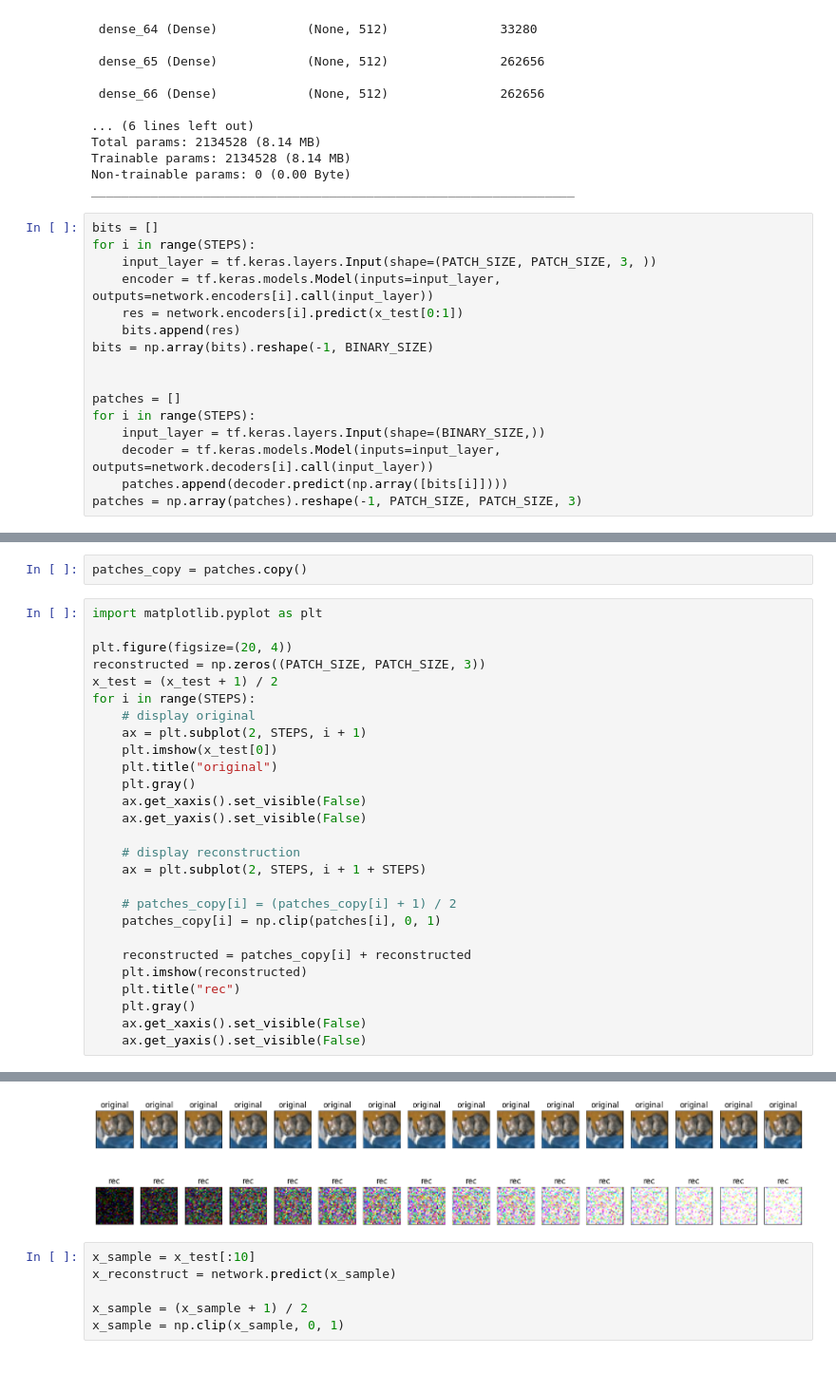
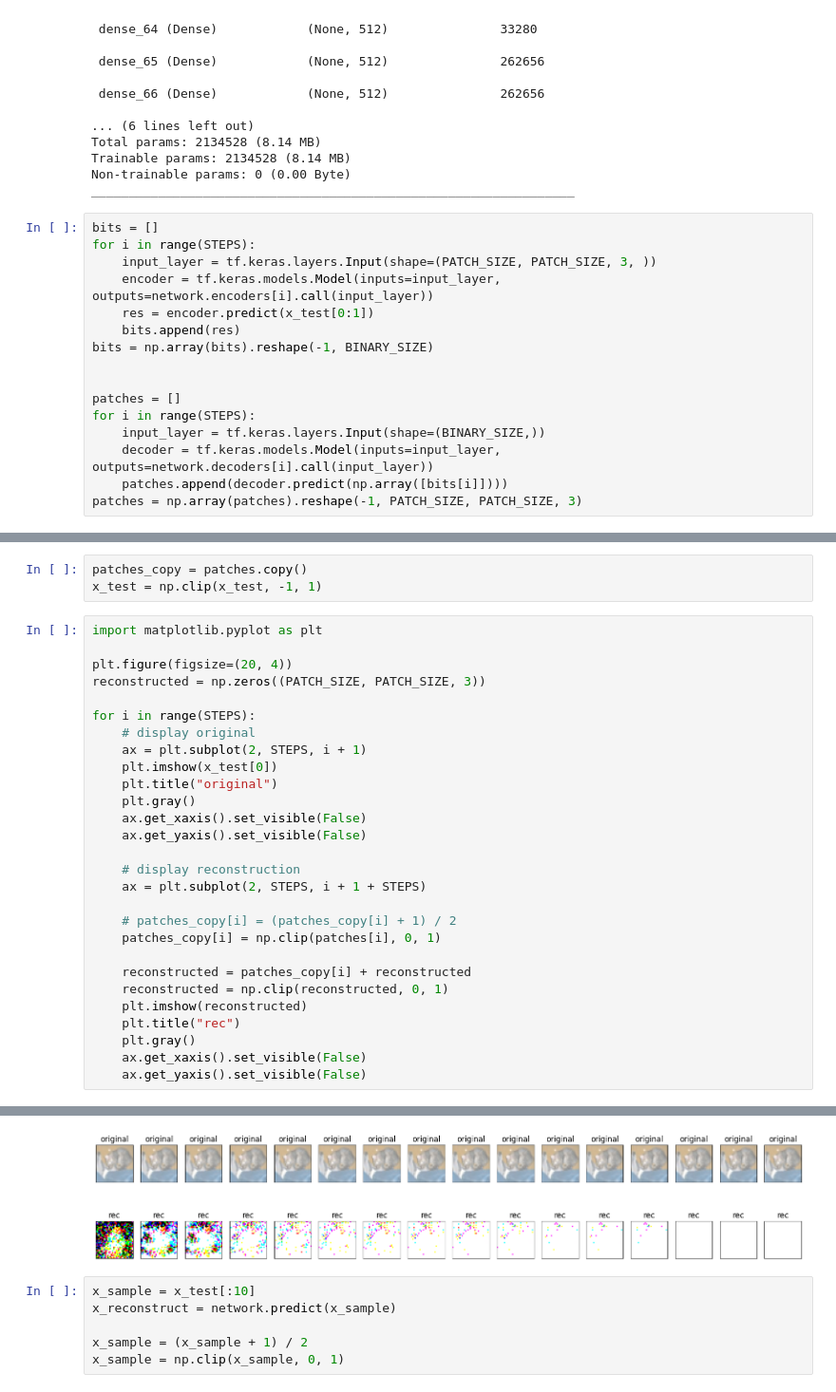
Before and after one commit to Ca3zsar/ImageCompression, a Jupyter notebook: playground.ipynb, the cells around one changed output, grey strips where cells are left out. Shown: that part at 95% size. Cells and saved outputs as stored; diff of their text form.

```diff
--- a/playground.ipynb
+++ b/playground.ipynb
@@ -120,7 +120,7 @@ bits = []
 for i in range(STEPS):
     input_layer = tf.keras.layers.Input(shape=(PATCH_SIZE, PATCH_SIZE, 3, ))
     encoder = tf.keras.models.Model(inputs=input_layer, outputs=network.encoders[i].call(input_layer))
-    res = network.encoders[i].predict(x_test[0:1])
+    res = encoder.predict(x_test[0:1])
     bits.append(res)
 bits = np.array(bits).reshape(-1, BINARY_SIZE)
 
@@ -139,11 +151,12 @@ ValueError: ('Error when checking model input: expected no data, but got:', arra
 # %%
 patches_copy = patches.copy()
+x_test = np.clip(x_test, -1, 1)
 # %%
 import matplotlib.pyplot as plt
 
 plt.figure(figsize=(20, 4))
 reconstructed = np.zeros((PATCH_SIZE, PATCH_SIZE, 3))
-x_test = (x_test + 1) / 2
+
 for i in range(STEPS):
     # display original
     ax = plt.subplot(2, STEPS, i + 1)
@@ -160,6 +173,7 @@ for i in range(STEPS):
     patches_copy[i] = np.clip(patches[i], 0, 1)
 
     reconstructed = patches_copy[i] + reconstructed
+    reconstructed = np.clip(reconstructed, 0, 1)
     plt.imshow(reconstructed)
     plt.title("rec")
     plt.gray()
@@ -184,4 +183,4 @@ Clipping input data to the valid range for imshow with RGB data ([0..1] for floa
-[figure, old version]
+[figure, new version]
 # %%
 x_sample = x_test[:10]
 x_reconstruct = network.predict(x_sample)
```
Also changed, not shown: parts of 3 cells of this notebook, 5 other files.
